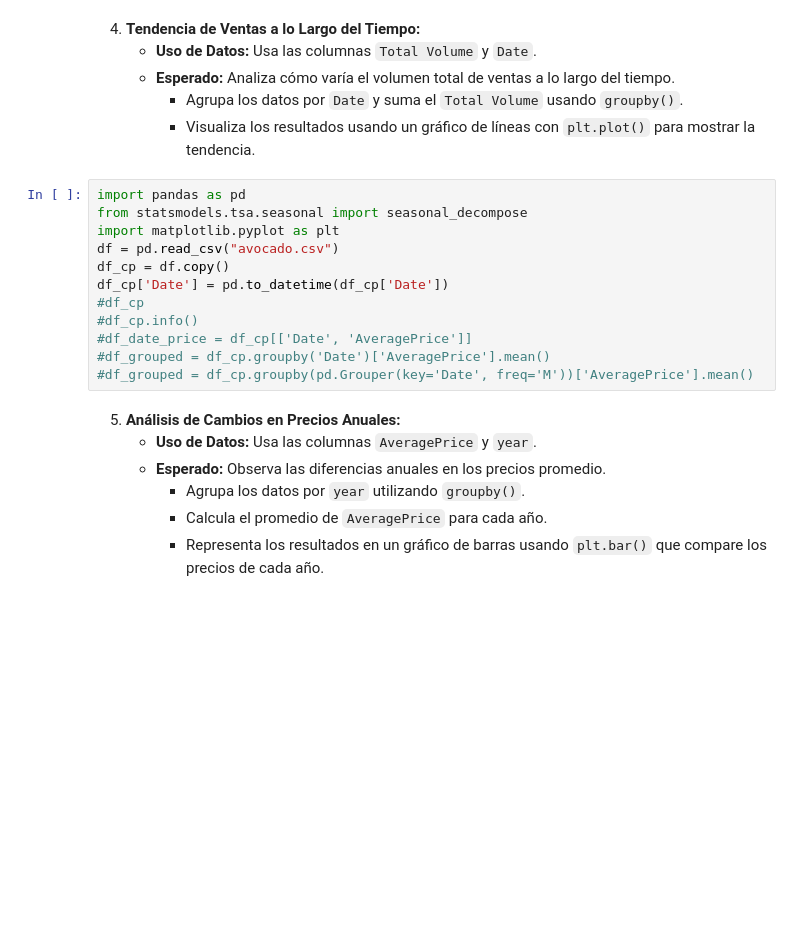
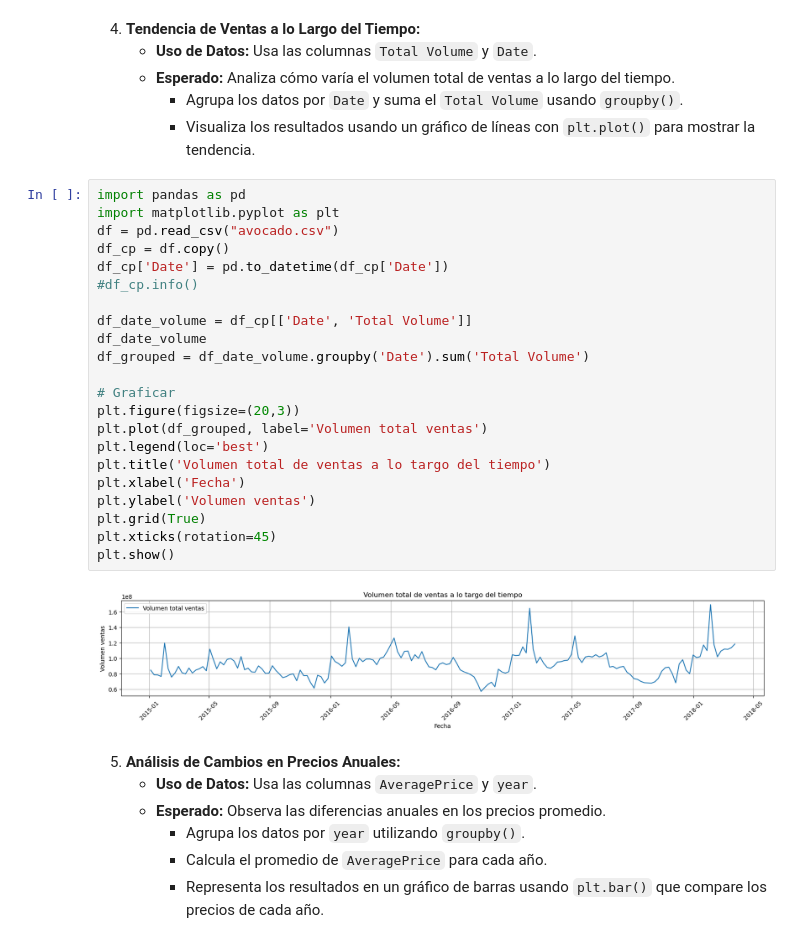
Before and after one commit to VictorBassas/MiniProjectAavocado, a Jupyter notebook: 1.Analisis_de_Series_Temporales.ipynb, the cells around one changed output. Saved outputs shown, nothing was run; the diff lists cells and outputs as text; blank space fills up the shorter version.

```diff
--- a/1.Analisis_de_Series_Temporales.ipynb
+++ b/1.Analisis_de_Series_Temporales.ipynb
@@ -231,16 +248,28 @@ Freq: M, Name: AveragePrice, dtype: float64
      - Visualiza los resultados usando un gráfico de líneas con `plt.plot()` para mostrar la tendencia.
 # %%
 import pandas as pd
-from statsmodels.tsa.seasonal import seasonal_decompose
 import matplotlib.pyplot as plt
 df = pd.read_csv("avocado.csv")
 df_cp = df.copy()
 df_cp['Date'] = pd.to_datetime(df_cp['Date'])
-#df_cp
 #df_cp.info()
-#df_date_price = df_cp[['Date', 'AveragePrice']]
-#df_grouped = df_cp.groupby('Date')['AveragePrice'].mean()
-#df_grouped = df_cp.groupby(pd.Grouper(key='Date', freq='M'))['AveragePrice'].mean()
+
+df_date_volume = df_cp[['Date', 'Total Volume']]
+df_date_volume
+df_grouped = df_date_volume.groupby('Date').sum('Total Volume')
+
+# Graficar
+plt.figure(figsize=(20,3))
+plt.plot(df_grouped, label='Volumen total ventas')
+plt.legend(loc='best')
+plt.title('Volumen total de ventas a lo targo del tiempo')
+plt.xlabel('Fecha')
+plt.ylabel('Volumen ventas')
+plt.grid(True)
+plt.xticks(rotation=45)
+plt.show()
+# %% [output]
+[figure, added]
 # %% [markdown]
 5. **Análisis de Cambios en Precios Anuales:**
    - **Uso de Datos:** Usa las columnas `AveragePrice` y `year`.
```
Also changed, not shown: parts of 3 cells of this notebook.
